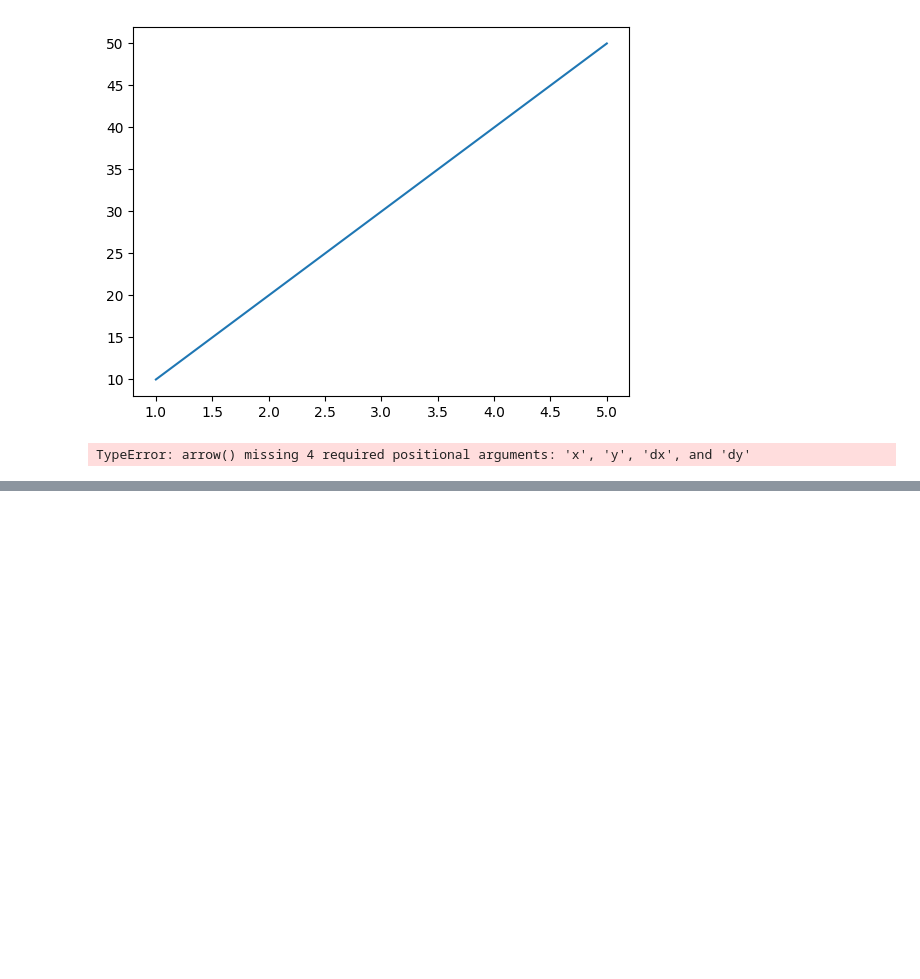
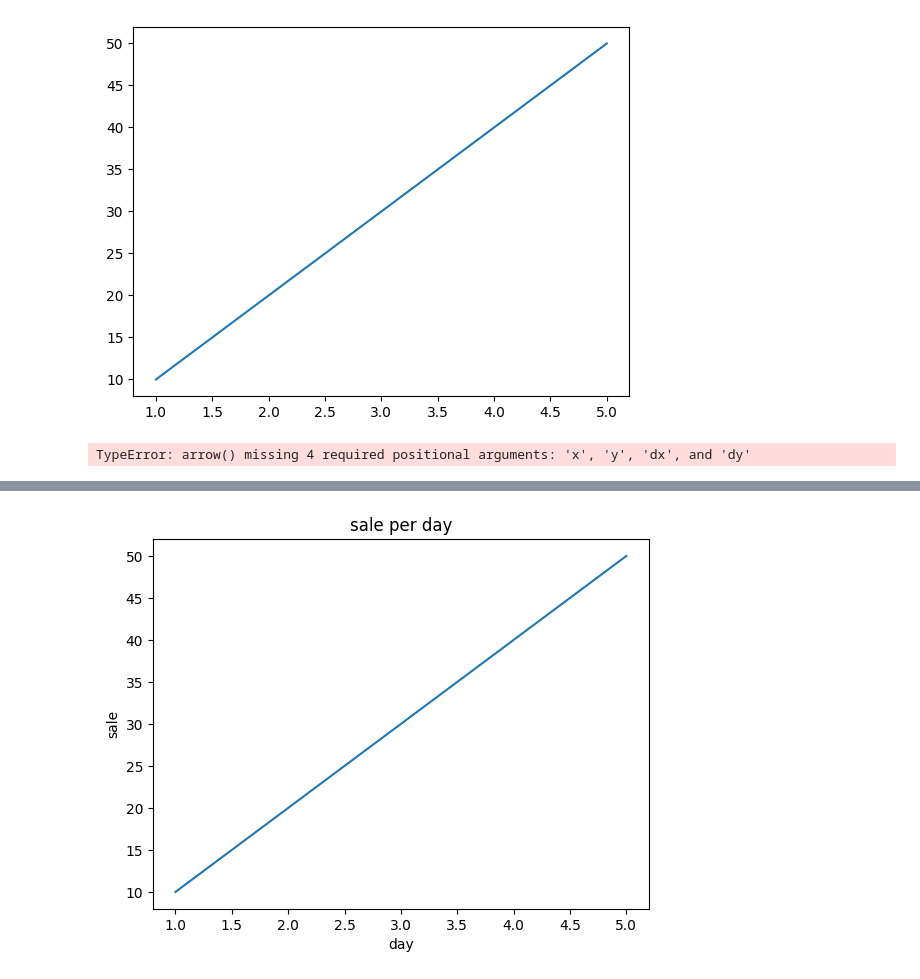
Before and after one commit to OmprakashB/MachineLearning, a Jupyter notebook: MatplotTutorials.ipynb, the cells around one changed output, grey strips where cells are left out. Cells and saved outputs as stored; diff of their text form; code cells hidden in the pictures; blank space fills up the shorter version.

```diff
--- a/MatplotTutorials.ipynb
+++ b/MatplotTutorials.ipynb
@@ -12,0 +84,11 @@ TypeError: arrow() missing 4 required positional arguments: 'x', 'y', 'dx', and
+# %%
+#title & label
+xpoints = [1,2,3,4,5]
+ypoints = [10,20,30,40,50]
+plt.plot(xpoints , ypoints)
+plt.xlabel("day")
+plt.ylabel("sale")
+plt.title("sale per day")
+plt.show()
+# %% [output]
+[figure, added]
```
Also changed, not shown: parts of 17 cells of this notebook.
